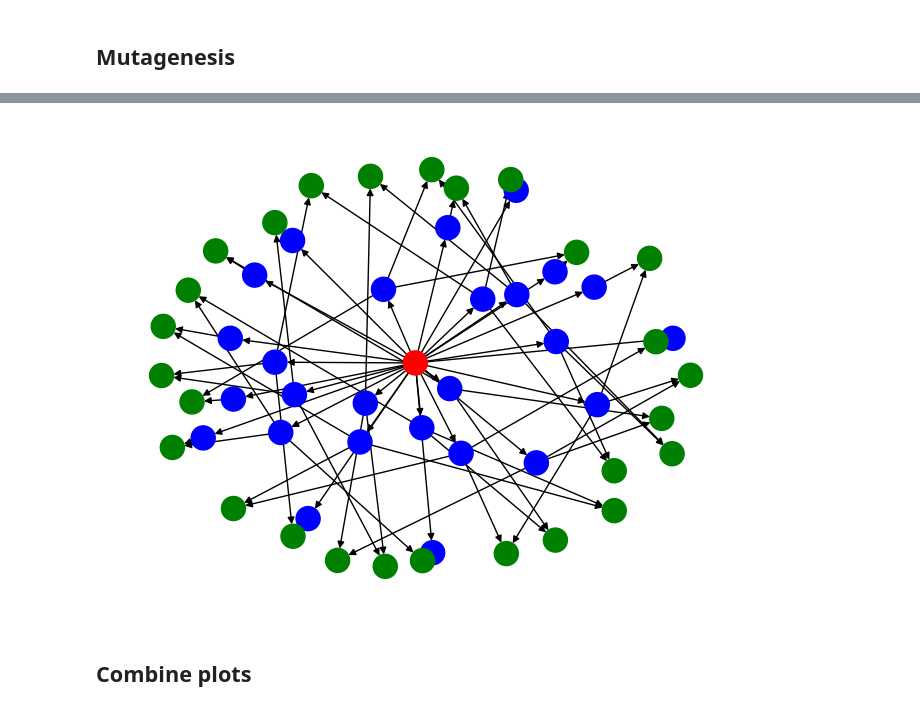
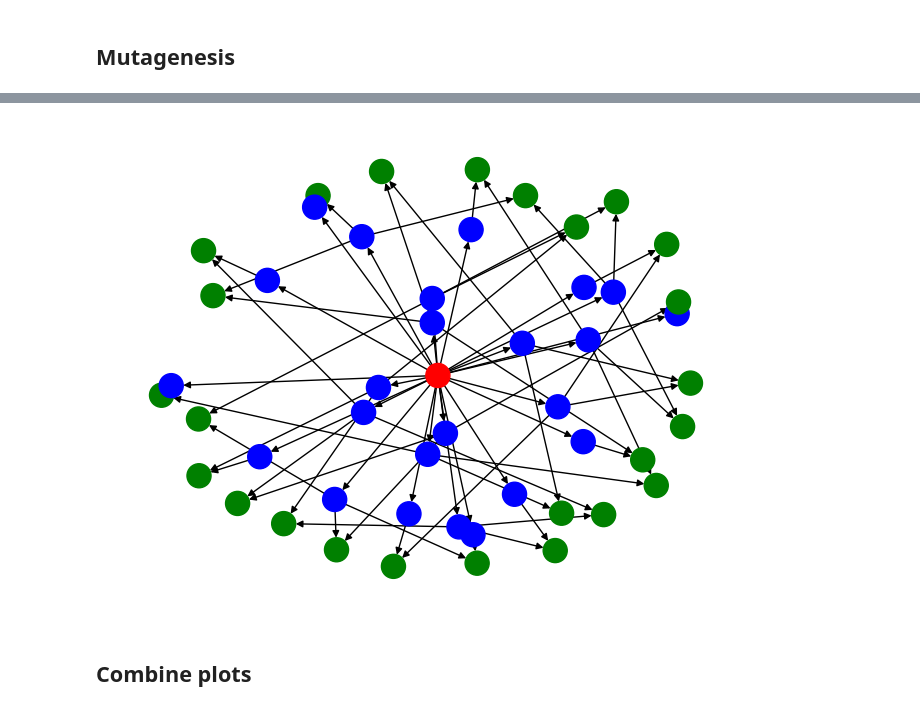
Before and after one commit to ValterH/graphs-for-synthetic-relational-data-generation, a Jupyter notebook: notebooks/data_visualization.ipynb, the cells around one changed output, grey strips where cells are left out. Cells and saved outputs as stored; diff of their text form; code cells hidden in the pictures.

```diff
--- a/notebooks/data_visualization.ipynb
+++ b/notebooks/data_visualization.ipynb
@@ -54,0 +25,2 @@ Number of graphs in mutagenesis: 188
+# %%
+G_mutagenesis = sample_relational_distribution('mutagenesis', 1)
@@ -55,11 +34,10 @@ Number of graphs in mutagenesis: 188
 # %%
 draw_id = 0
-G_mutagenesis = mutagenesis_graphs[draw_id]
 color_map = {"molecule": "red", "atom": "blue", "bond": "green"}
-node_colors_mutagenesis = [color_map[node[1]['y']] for node in G_mutagenesis.nodes(data=True)]
+node_colors_mutagenesis = [color_map[node[1]['node_type']] for node in G_mutagenesis.nodes(data=True)]
 
 nx.draw(G_mutagenesis, node_color=node_colors_mutagenesis)
 # %% [output]
-[figure, old version]
+[figure, new version]
 # %% [markdown]
 ## Combine plots
```
Also changed, not shown: parts of 15 cells of this notebook, 9 other files.
